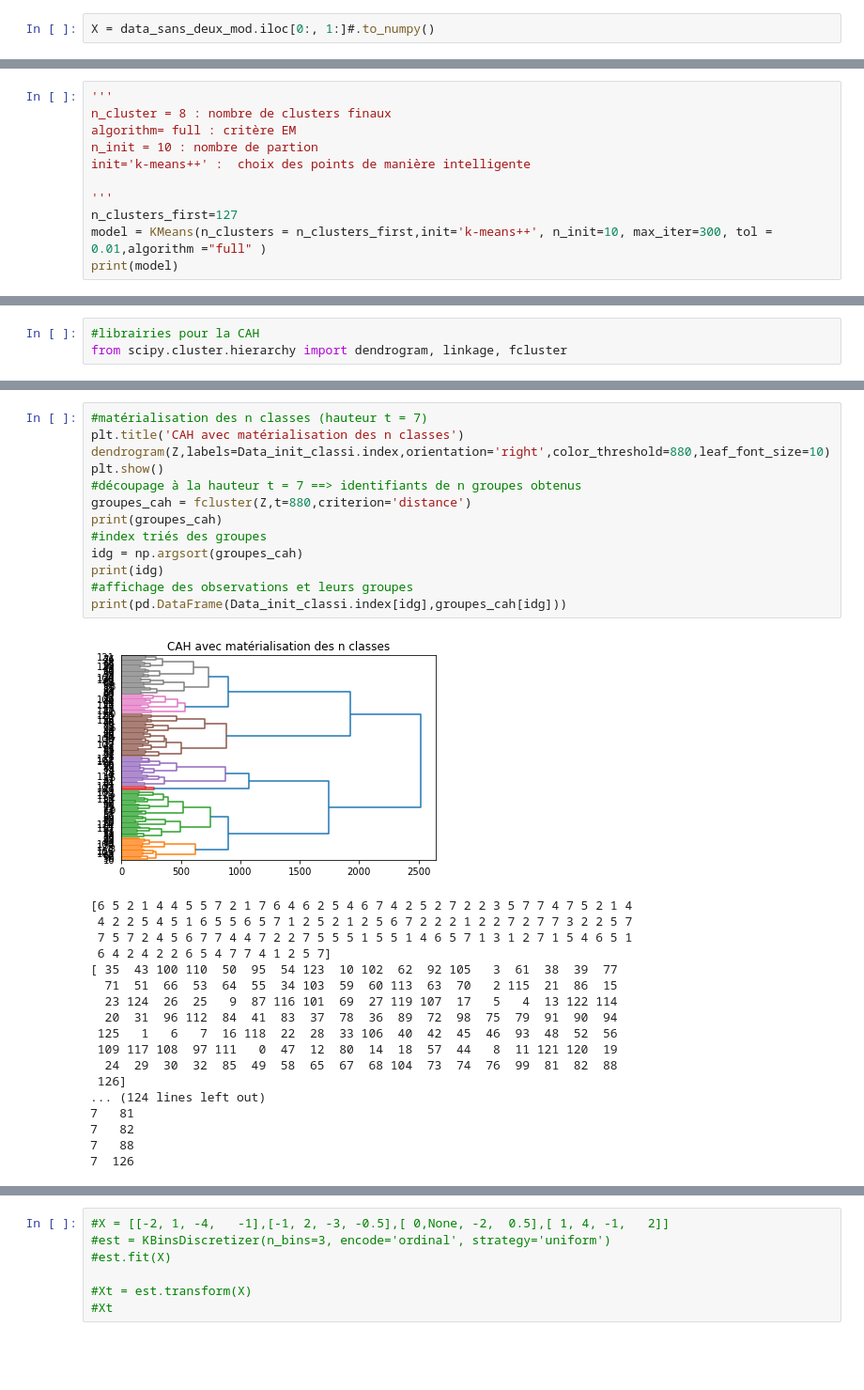
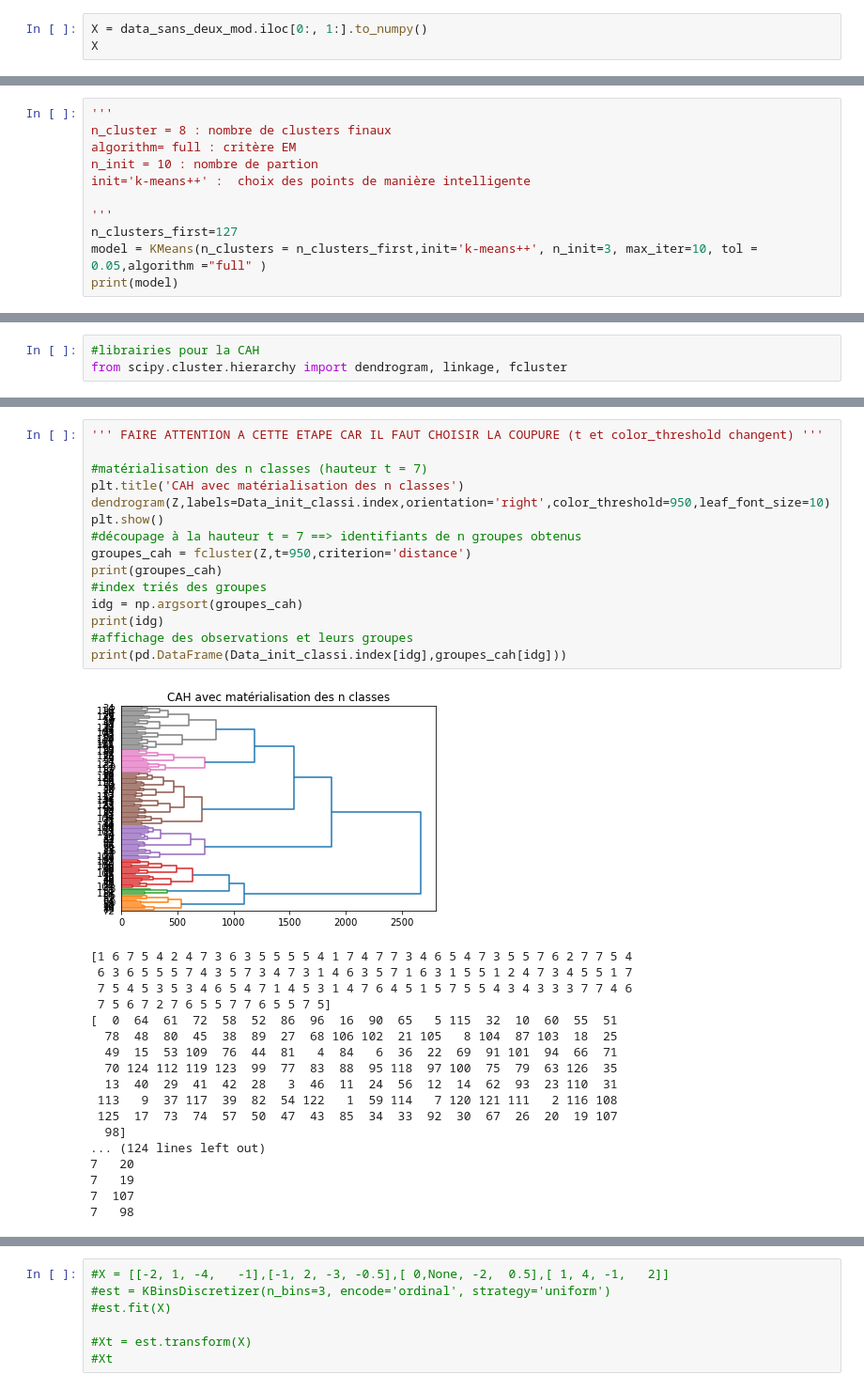
Before and after one commit to christian235711/Method_spad_clustering, a Jupyter notebook: method_spad.ipynb, the cells around one changed output, grey strips where cells are left out. Shown at 94% size. Drawn from its saved outputs; the diff is of its cells as text; blank space fills up the shorter version.

```diff
--- a/method_spad.ipynb
+++ b/method_spad.ipynb
@@ -404,2 +408,3 @@ des individus, visualisation des individus, variables et ses modalités correspo
 # %%
-X = data_sans_deux_mod.iloc[0:, 1:]#.to_numpy()
+X = data_sans_deux_mod.iloc[0:, 1:].to_numpy()
+X
@@ -664,6 +670,6 @@ init='k-means++' :  choix des points de manière intelligente
 
 '''
 n_clusters_first=127
-model = KMeans(n_clusters = n_clusters_first,init='k-means++', n_init=10, max_iter=300, tol = 0.01,algorithm ="full" )
+model = KMeans(n_clusters = n_clusters_first,init='k-means++', n_init=3, max_iter=10, tol = 0.05,algorithm ="full" )
 print(model)
 # %% [output]
@@ -805,35 +811,37 @@ plt.show()
 # %%
+''' FAIRE ATTENTION A CETTE ETAPE CAR IL FAUT CHOISIR LA COUPURE (t et color_threshold changent) '''
+
 #matérialisation des n classes (hauteur t = 7)
 plt.title('CAH avec matérialisation des n classes')
-dendrogram(Z,labels=Data_init_classi.index,orientation='right',color_threshold=880,leaf_font_size=10)
+dendrogram(Z,labels=Data_init_classi.index,orientation='right',color_threshold=950,leaf_font_size=10)
 plt.show()
 #découpage à la hauteur t = 7 ==> identifiants de n groupes obtenus
-groupes_cah = fcluster(Z,t=880,criterion='distance')
+groupes_cah = fcluster(Z,t=950,criterion='distance')
 print(groupes_cah)
 #index triés des groupes
 idg = np.argsort(groupes_cah)
 print(idg)
 #affichage des observations et leurs groupes
 print(pd.DataFrame(Data_init_classi.index[idg],groupes_cah[idg]))
 # %% [output]
-[figure, old version]
+[figure, new version]
-[6 5 2 1 4 4 5 5 7 2 1 7 6 4 6 2 5 4 6 7 4 2 5 2 7 2 2 3 5 7 7 4 7 5 2 1 4
- 4 2 2 5 4 5 1 6 5 5 6 5 7 1 2 5 2 1 2 5 6 7 2 2 2 1 2 2 7 2 7 7 3 2 2 5 7
- 7 5 7 2 4 5 6 7 7 4 4 7 2 2 7 5 5 5 1 5 5 1 4 6 5 7 1 3 1 2 7 1 5 4 6 5 1
- 6 4 2 4 2 2 6 5 4 7 7 4 1 2 5 7]
-[ 35  43 100 110  50  95  54 123  10 102  62  92 105   3  61  38  39  77
-  71  51  66  53  64  55  34 103  59  60 113  63  70   2 115  21  86  15
-  23 124  26  25   9  87 116 101  69  27 119 107  17   5   4  13 122 114
-  20  31  96 112  84  41  83  37  78  36  89  72  98  75  79  91  90  94
- 125   1   6   7  16 118  22  28  33 106  40  42  45  46  93  48  52  56
- 109 117 108  97 111   0  47  12  80  14  18  57  44   8  11 121 120  19
-  24  29  30  32  85  49  58  65  67  68 104  73  74  76  99  81  82  88
- 126]
+[1 6 7 5 4 2 4 7 3 6 3 5 5 5 5 4 1 7 4 7 7 3 4 6 5 4 7 3 5 5 7 6 2 7 7 5 4
+ 6 3 6 5 5 5 7 4 3 5 7 3 4 7 3 1 4 6 3 5 7 1 6 3 1 5 5 1 2 4 7 3 4 5 5 1 7
+ 7 5 4 5 3 5 3 4 6 5 4 7 1 4 5 3 1 4 7 6 4 5 1 5 7 5 5 4 3 4 3 3 3 7 7 4 6
+ 7 5 6 7 2 7 6 5 5 7 7 6 5 5 7 5]
+[  0  64  61  72  58  52  86  96  16  90  65   5 115  32  10  60  55  51
+  78  48  80  45  38  89  27  68 106 102  21 105   8 104  87 103  18  25
+  49  15  53 109  76  44  81   4  84   6  36  22  69  91 101  94  66  71
+  70 124 112 119 123  99  77  83  88  95 118  97 100  75  79  63 126  35
+  13  40  29  41  42  28   3  46  11  24  56  12  14  62  93  23 110  31
+ 113   9  37 117  39  82  54 122   1  59 114   7 120 121 111   2 116 108
+ 125  17  73  74  57  50  47  43  85  34  33  92  30  67  26  20  19 107
+  98]
 ... (124 lines left out)
-7   81
-7   82
-7   88
-7  126
+7   20
+7   19
+7  107
+7   98
 # %%
 #Dataframe qui relie les classes obtenues du kmeans et celles de la cah
 a = pd.DataFrame( Data_init_classi.index[idg], columns=["class_kmeans"])
```
Also changed, not shown: parts of 40 cells of this notebook.
